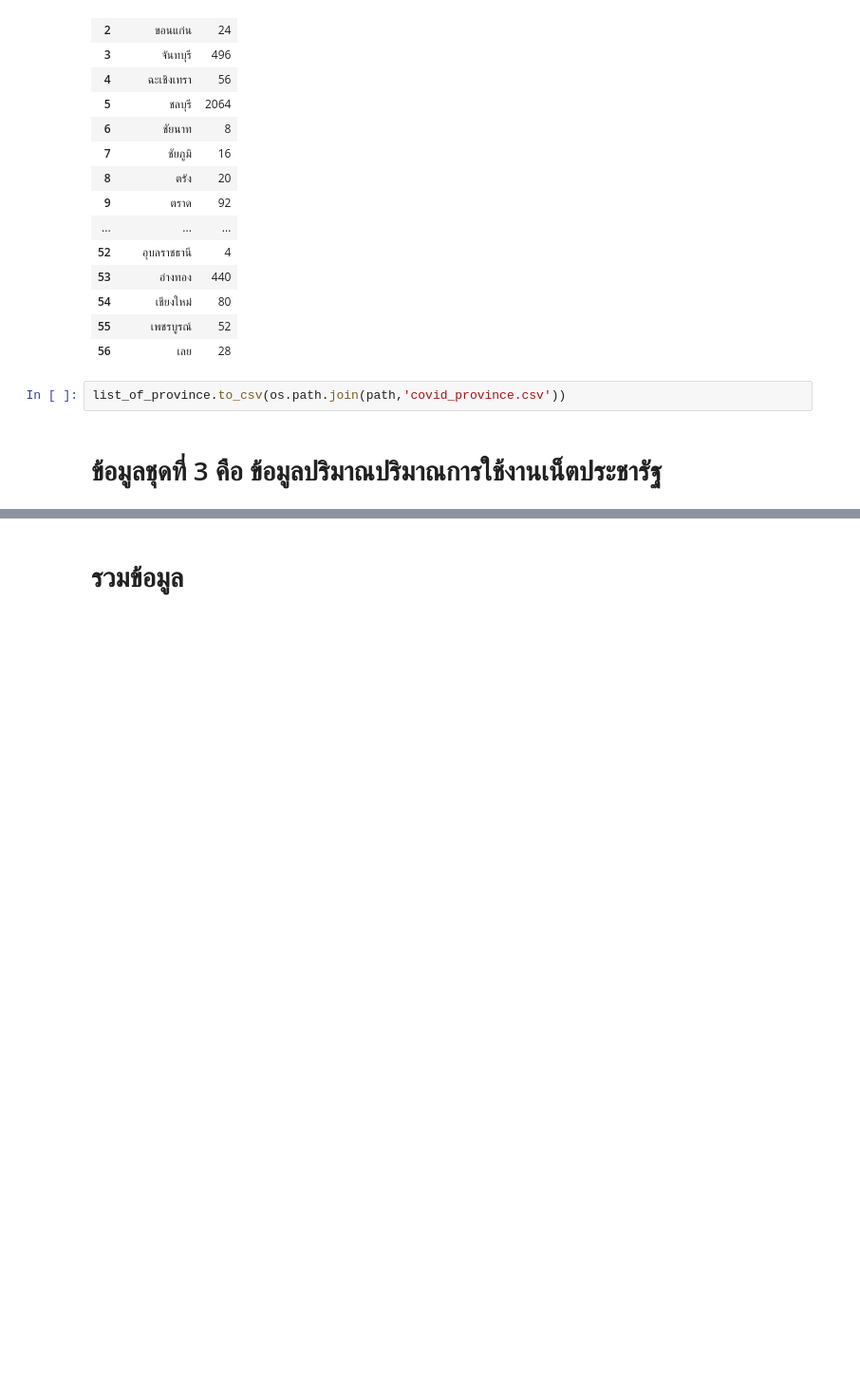
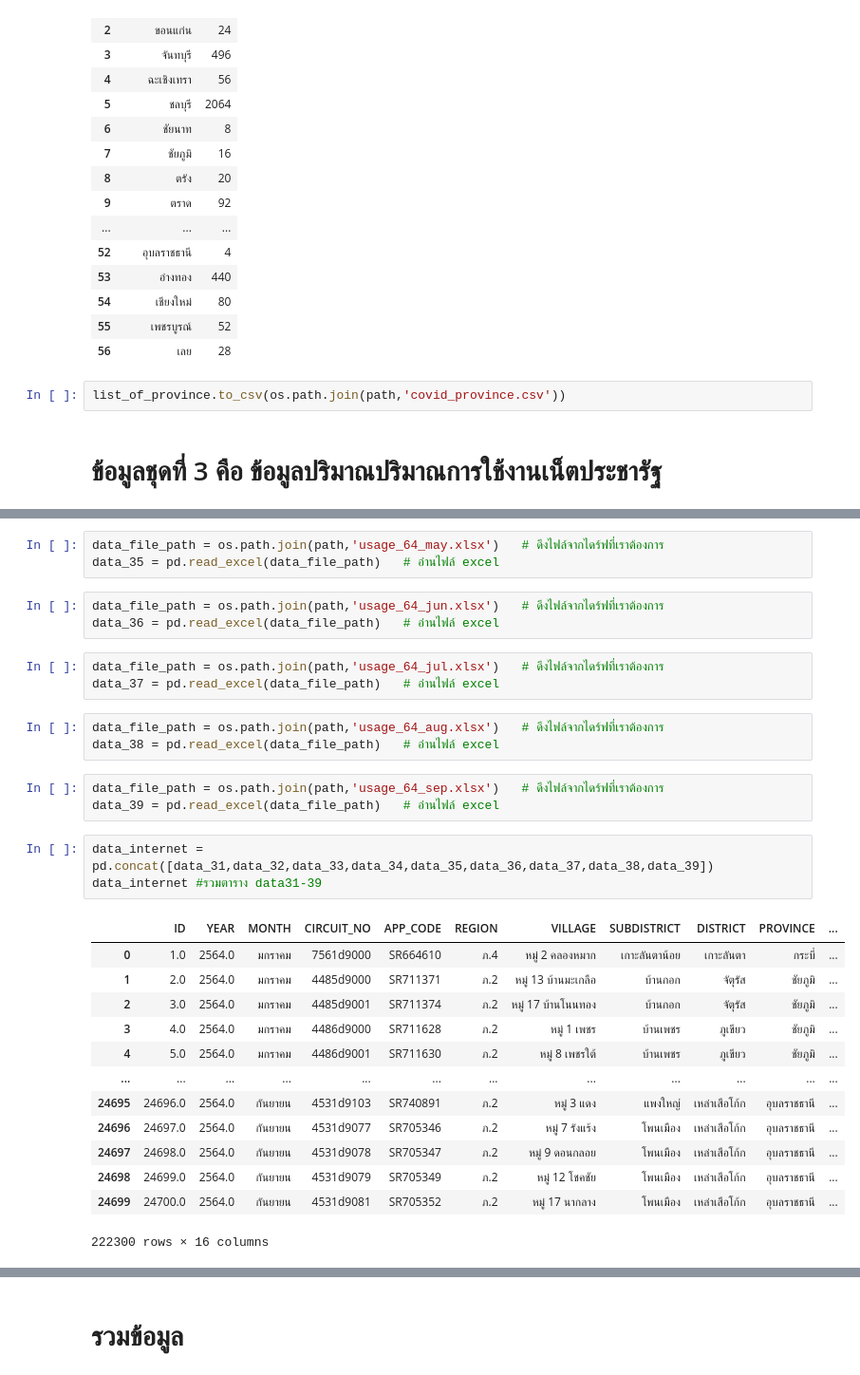
Before and after one commit to team0243/data_viz_2022, a Jupyter notebook: data_viz_project.ipynb, the cells around one changed output, grey strips where cells are left out. Shown: that part at 95% size. Saved outputs shown, nothing was run; the diff lists cells and outputs as text; blank space fills up the shorter version.

```diff
--- a/data_viz_project.ipynb
+++ b/data_viz_project.ipynb
@@ -929,0 +903,32 @@ dtype: bool
+# %%
+data_file_path = os.path.join(path,'usage_64_may.xlsx')   # ดึงไฟล์จากไดร์ฟที่เราต้องการ
+data_35 = pd.read_excel(data_file_path)   # อ่านไฟล์ excel
+# %%
+data_file_path = os.path.join(path,'usage_64_jun.xlsx')   # ดึงไฟล์จากไดร์ฟที่เราต้องการ
+data_36 = pd.read_excel(data_file_path)   # อ่านไฟล์ excel
+# %%
+data_file_path = os.path.join(path,'usage_64_jul.xlsx')   # ดึงไฟล์จากไดร์ฟที่เราต้องการ
+data_37 = pd.read_excel(data_file_path)   # อ่านไฟล์ excel
+# %%
+data_file_path = os.path.join(path,'usage_64_aug.xlsx')   # ดึงไฟล์จากไดร์ฟที่เราต้องการ
+data_38 = pd.read_excel(data_file_path)   # อ่านไฟล์ excel
+# %%
+data_file_path = os.path.join(path,'usage_64_sep.xlsx')   # ดึงไฟล์จากไดร์ฟที่เราต้องการ
+data_39 = pd.read_excel(data_file_path)   # อ่านไฟล์ excel
+# %%
+data_internet = pd.concat([data_31,data_32,data_33,data_34,data_35,data_36,data_37,data_38,data_39])
+data_internet #รวมตาราง data31-39
+# %% [output]
+|  | ID | YEAR | MONTH | CIRCUIT_NO | APP_CODE | REGION | VILLAGE | SUBDISTRICT | DISTRICT | PROVINCE | ... |
+| 0 | 1.0 | 2564.0 | มกราคม | 7561d9000 | SR664610 | ภ.4 | หมู่ 2 คลองหมาก | เกาะลันตาน้อย | เกาะลันตา | กระบี่ | ... |
+| 1 | 2.0 | 2564.0 | มกราคม | 4485d9000 | SR711371 | ภ.2 | หมู่ 13 บ้านมะเกลือ | บ้านกอก | จัตุรัส | ชัยภูมิ | ... |
+| 2 | 3.0 | 2564.0 | มกราคม | 4485d9001 | SR711374 | ภ.2 | หมู่ 17 บ้านโนนทอง | บ้านกอก | จัตุรัส | ชัยภูมิ | ... |
+| 3 | 4.0 | 2564.0 | มกราคม | 4486d9000 | SR711628 | ภ.2 | หมู่ 1 เพชร | บ้านเพชร | ภูเขียว | ชัยภูมิ | ... |
+| 4 | 5.0 | 2564.0 | มกราคม | 4486d9001 | SR711630 | ภ.2 | หมู่ 8 เพชรใต้ | บ้านเพชร | ภูเขียว | ชัยภูมิ | ... |
+| ... | ... | ... | ... | ... | ... | ... | ... | ... | ... | ... | ... |
+| 24695 | 24696.0 | 2564.0 | กันยายน | 4531d9103 | SR740891 | ภ.2 | หมู่ 3 แดง | แพงใหญ่ | เหล่าเสือโก้ก | อุบลราชธานี | ... |
+| 24696 | 24697.0 | 2564.0 | กันยายน | 4531d9077 | SR705346 | ภ.2 | หมู่ 7 รังแร้ง | โพนเมือง | เหล่าเสือโก้ก | อุบลราชธานี | ... |
+| 24697 | 24698.0 | 2564.0 | กันยายน | 4531d9078 | SR705347 | ภ.2 | หมู่ 9 ดอนกลอย | โพนเมือง | เหล่าเสือโก้ก | อุบลราชธานี | ... |
+| 24698 | 24699.0 | 2564.0 | กันยายน | 4531d9079 | SR705349 | ภ.2 | หมู่ 12 โชคชัย | โพนเมือง | เหล่าเสือโก้ก | อุบลราชธานี | ... |
+| 24699 | 24700.0 | 2564.0 | กันยายน | 4531d9081 | SR705352 | ภ.2 | หมู่ 17 นากลาง | โพนเมือง | เหล่าเสือโก้ก | อุบลราชธานี | ... |
+222300 rows × 16 columns
```
Also changed, not shown: parts of 34 cells of this notebook.
